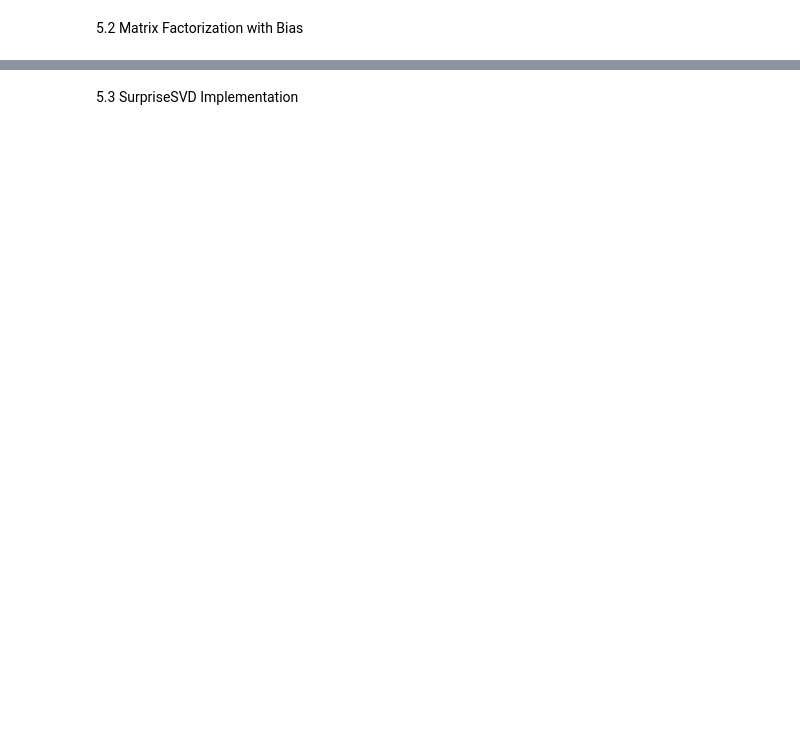
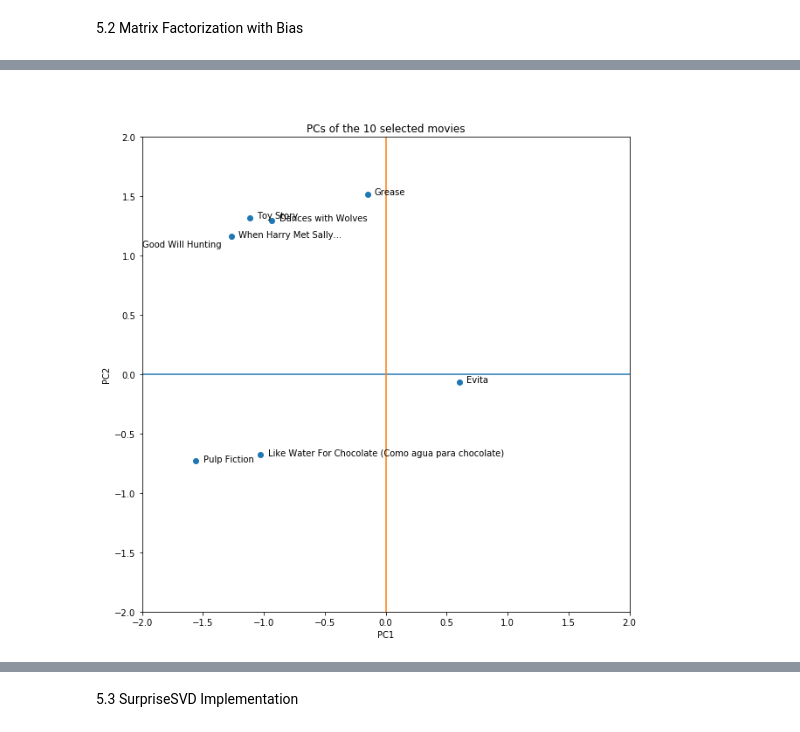
Before and after one commit to jenyu7/cs155-miniproject2, a Jupyter notebook: Visualizations.ipynb, the cells around one changed output, grey strips where cells are left out. Cells and saved outputs as stored; diff of their text form; code cells hidden in the pictures; blank space fills up the shorter version.

```diff
--- a/Visualizations.ipynb
+++ b/Visualizations.ipynb
@@ -398 +442,31 @@ Test error: [0.43438254]
 Done!
+# %%
+# rescale dimensions and perform SVD
+V_centered = V - np.tile(np.resize(np.mean(V, axis=1), (k, 1)),(1, V.shape[1]))
+A, S, B = np.linalg.svd(V_centered, full_matrices=False)
+V_ = np.dot(A[:,0:2].T, V_centered)
+
+# Normalize data
+V_[0] = (V_[0] - np.mean(V_[0])) / np.std(V_[0])
+V_[1] = (V_[1] - np.mean(V_[1])) / np.std(V_[1])
+# %%
+titles10 = ['Forrest Gump', 'Good Will Hunting', "Toy Story",
+                'Amadeus', 'Dances with Wolves', 'Evita', 'Grease',
+                'Like Water For Chocolate (Como agua para chocolate)', 'Pulp Fiction', 'When Harry Met Sally...']
+i = np.nonzero(np.isin(parse_titles, titles10))[0]
+
+fig, ax = plt.subplots(figsize=(10,10))
+plt.title('PCs of the 10 selected movies');
+plt.xlabel('PC1');
+plt.ylabel('PC2');
+plt.ylim([-2, 2])
+plt.xlim([-2, 2])
+plt.plot([-2, 2], [0, 0])
+plt.plot([0, 0], [-2, 2])
+ax.scatter(V_[0,i],V_[1,i])
+
+# Label movies
+for j in i:
+    ax.annotate(parse_titles[j], (V_[0, j] + 0.01 * 6, V_[1, j] - 0.001 * 6), fontsize=10)
+# %% [output]
+[figure, added]
```
Also changed, not shown: parts of 17 cells of this notebook.
